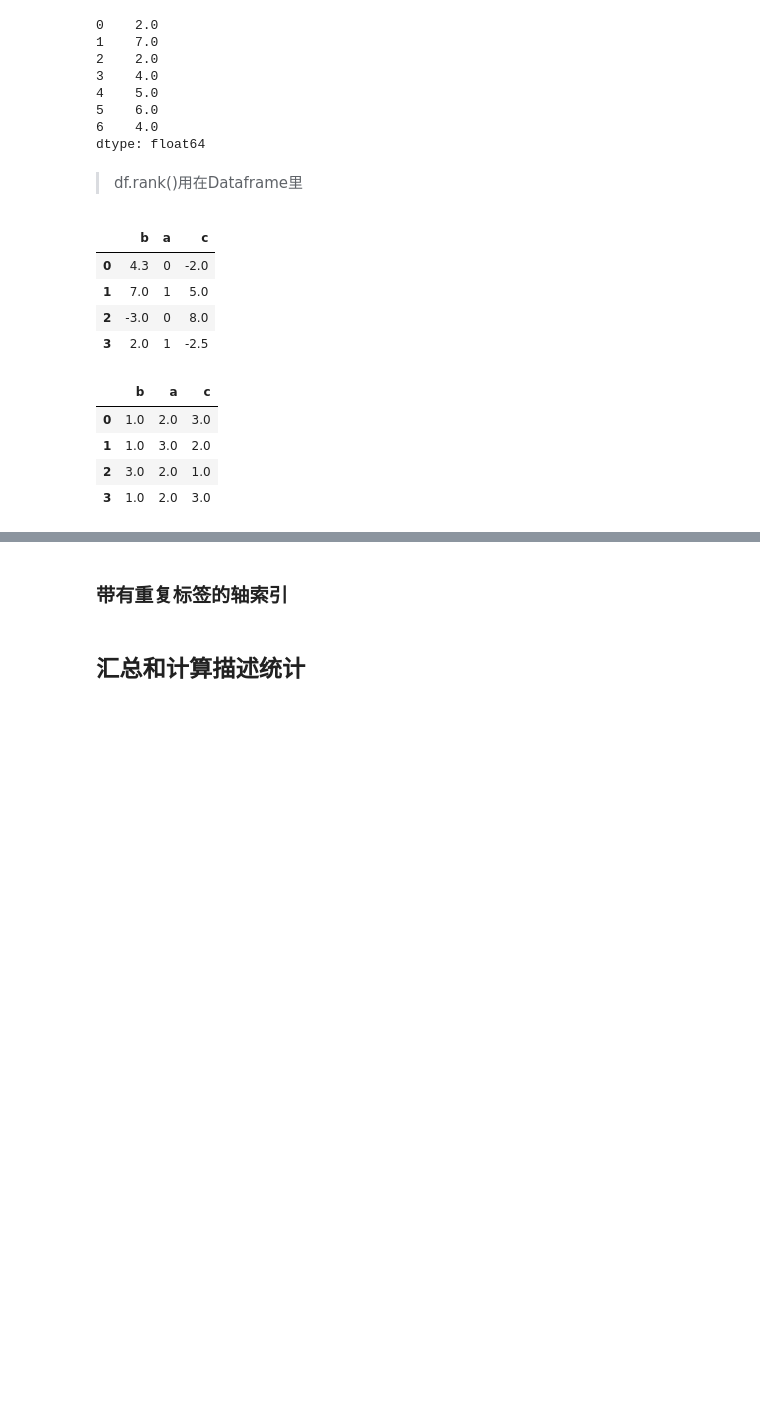
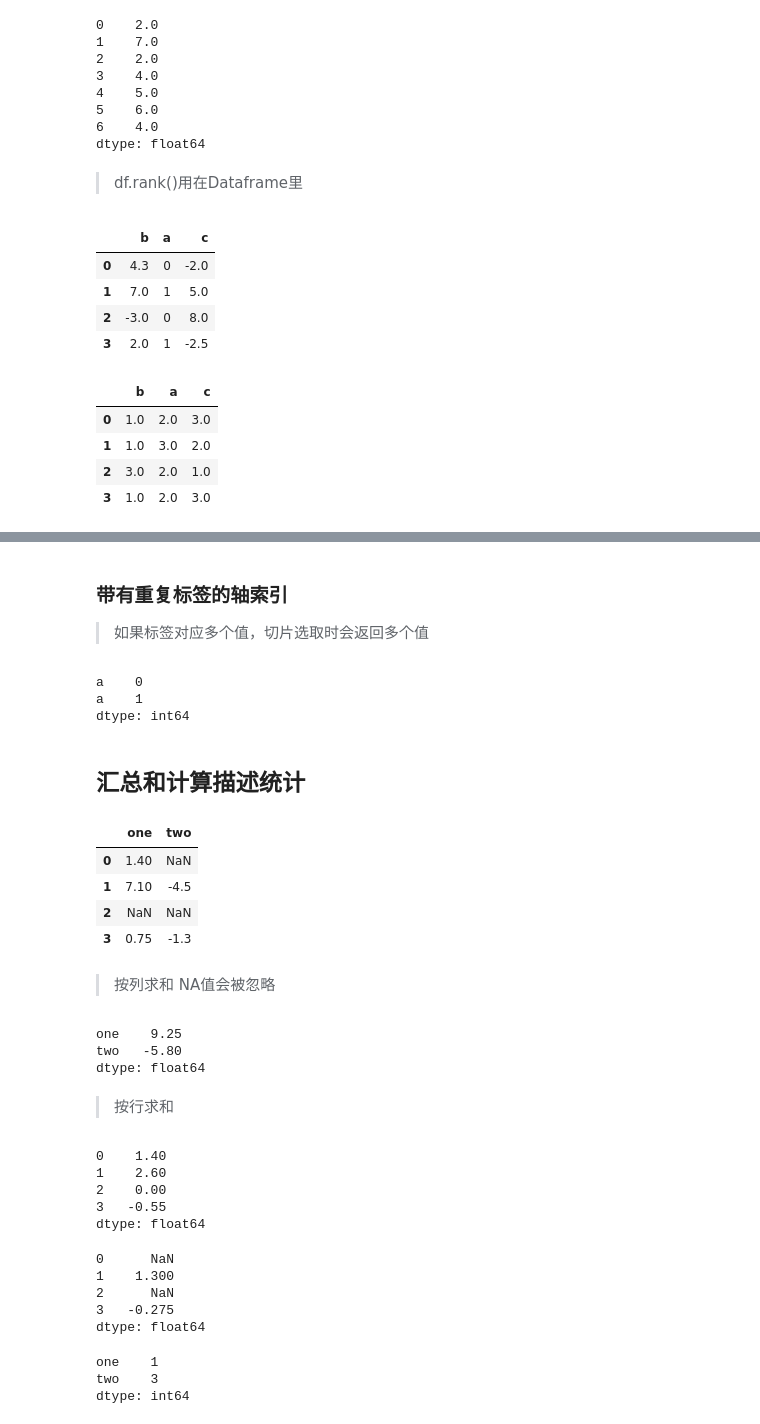
Before and after one commit to jaling9/PythonDataAnalysis, a Jupyter notebook: 05 Pandas_Notes.ipynb, the cells around one changed output, grey strips where cells are left out. Saved outputs shown, nothing was run; the diff lists cells and outputs as text; code cells hidden in the pictures; blank space fills up the shorter version.

```diff
--- a/05 Pandas_Notes.ipynb
+++ b/05 Pandas_Notes.ipynb
@@ -1030,5 +1030,59 @@ frame.rank(ascending=False,axis='columns')
 ![](img/%E6%8E%92%E5%BA%8F.png)
 # %% [markdown]
 ### 带有重复标签的轴索引
+> 如果标签对应多个值，切片选取时会返回多个值
+# %%
+import pandas as pd
+obj = pd.Series(range(5), index=['a', 'a', 'b', 'b', 'c'])
+obj['a']
+# %% [output]
+a    0
+a    1
+dtype: int64
 # %% [markdown]
 ## 汇总和计算描述统计
+# %%
+import pandas as pd
+import numpy as np
+df = pd.DataFrame([[1.4, np.nan], [7.1, -4.5],
+                  [np.nan, np.nan], [0.75, -1.3]],
+                     columns=['one', 'two'])
+df
+# %% [output]
+|  | one | two |
+| 0 | 1.40 | NaN |
+| 1 | 7.10 | -4.5 |
+| 2 | NaN | NaN |
+| 3 | 0.75 | -1.3 |
+# %% [markdown]
+> 按列求和 NA值会被忽略
+# %%
+df.sum(axis=0)
+# %% [output]
+one    9.25
+two   -5.80
+dtype: float64
+# %% [markdown]
+> 按行求和
+# %%
+df.sum(axis=1)
+# %% [output]
+0    1.40
+1    2.60
+2    0.00
+3   -0.55
+dtype: float64
+# %%
+df.mean(axis=1, skipna=False) # 按列求平均 跳过空值
+# %% [output]
+0      NaN
+1    1.300
+2      NaN
+3   -0.275
+dtype: float64
+# %%
+df.idxmax()
+# %% [output]
+one    1
+two    3
+dtype: int64
```
Also changed, not shown: parts of 15 cells of this notebook, 2 other files.
